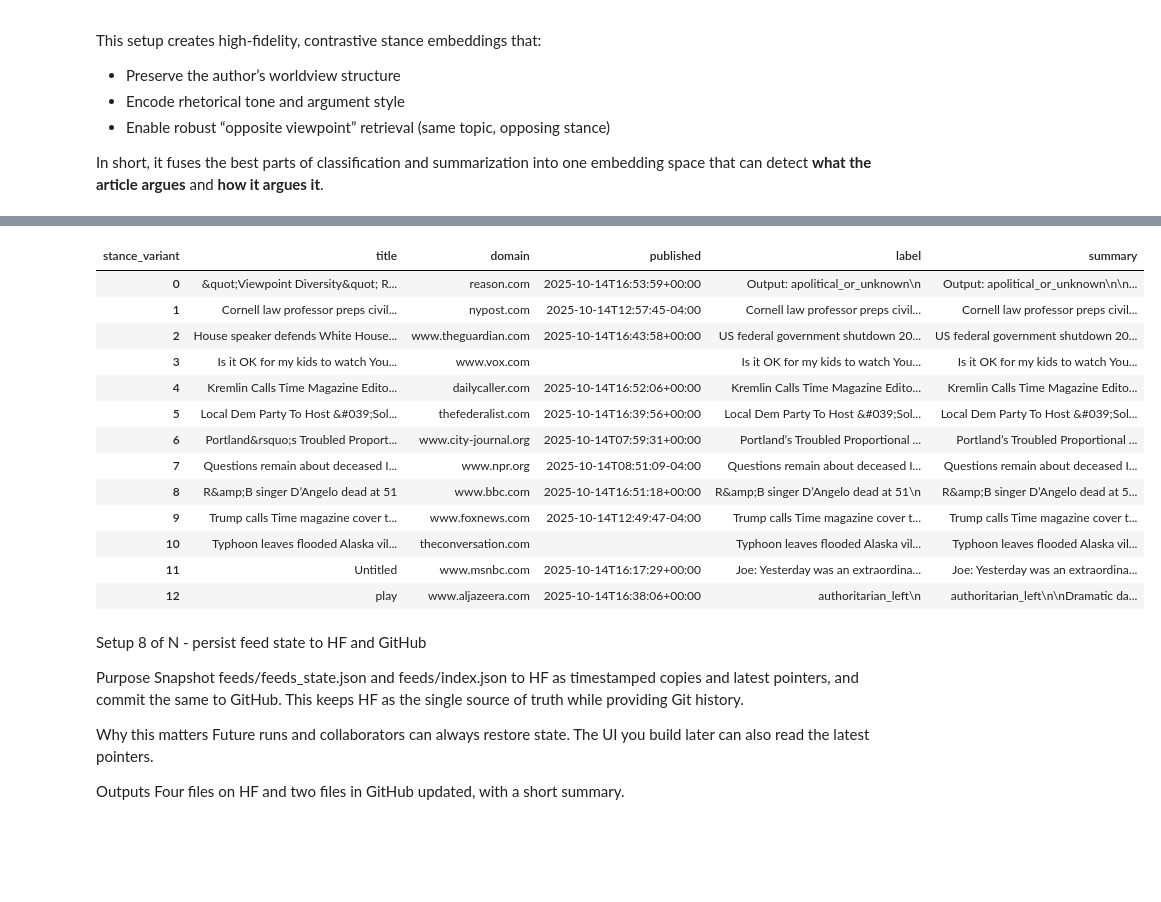
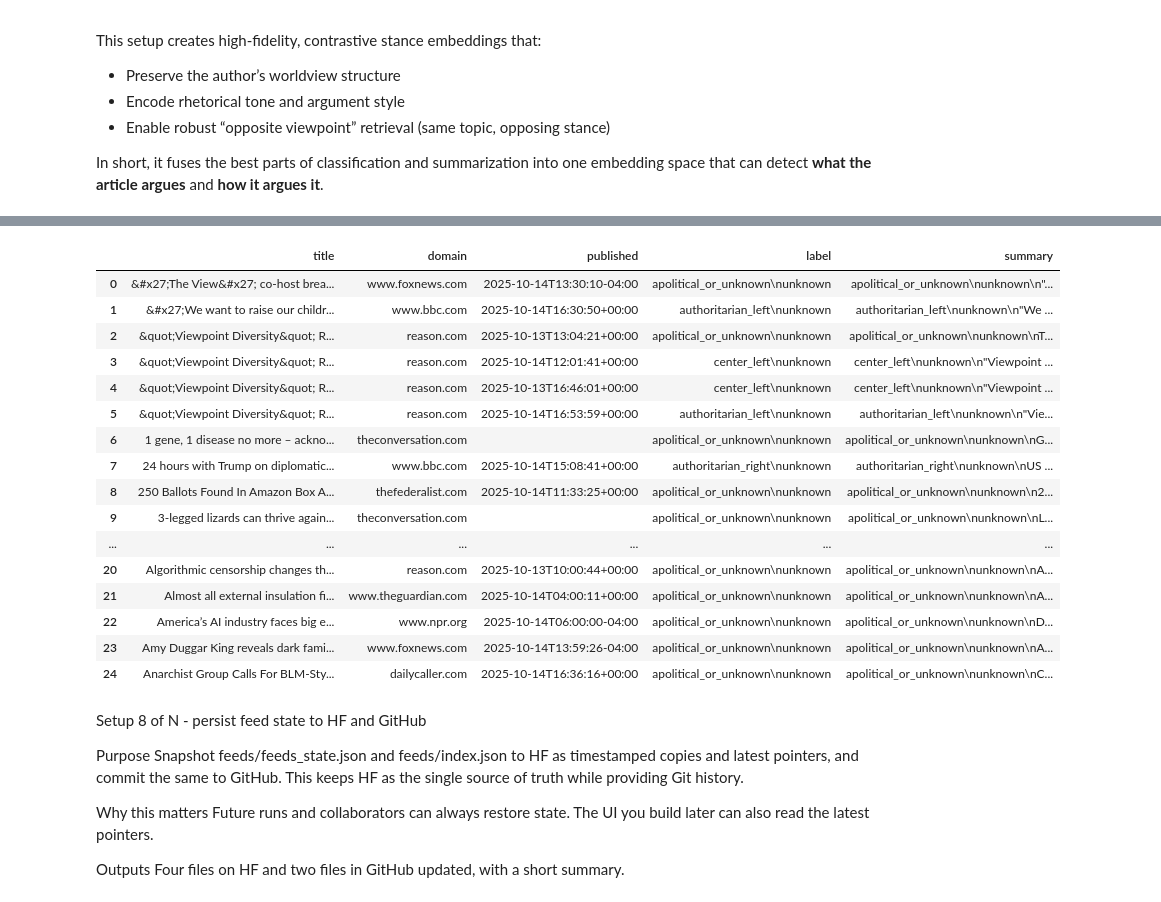
Before and after one commit to AHMerrill/anti-echo-chamber, a Jupyter notebook: scraper_artifacts.ipynb, the cells around one changed output, grey strips where cells are left out. Drawn from its saved outputs; the diff is of its cells as text; code cells hidden in the pictures; blank space fills up the shorter version.

```diff
--- a/scraper_artifacts.ipynb
+++ b/scraper_artifacts.ipynb
@@ -1537,6 +1556,6 @@ You seem to be using the pipelines sequentially on GPU. In order to maximize eff
 # %%
 # ==============================
-# Setup 10 Checker — Dual-Model Hybrid Stance Verification
+# Setup 10 Checker — Dual-Model Hybrid Output Inspector
 # ==============================
 import pandas as pd
 import chromadb
@@ -1546,17 +1565,16 @@ PROJECT_ROOT = Path("/content/anti_echo").resolve()
 client = chromadb.PersistentClient(path=str(PROJECT_ROOT / CONFIG["chroma"]["dir"]))
 stance_coll = client.get_collection(CONFIG["chroma_collections"]["stance"])
 
-count = stance_coll.count()
-print(f"Loaded Chroma collection '{CONFIG['chroma_collections']['stance']}' with {count} entries")
+total = stance_coll.count()
+print(f"Loaded Chroma collection '{CONFIG['chroma_collections']['stance']}' with {total} records")
 
-# --- Fetch metadata from Chroma ---
-dump = stance_coll.get(include=["metadatas"], limit=count)
+# --- Pull metadata only ---
+dump = stance_coll.get(include=["metadatas"], limit=total)
 
 rows = []
 for rid, meta in zip(dump["ids"], dump["metadatas"]):
     if not isinstance(meta, dict):
         continue
-
     rows.append({
         "row_id": rid,
         "stance_variant": meta.get("stance_variant", ""),
@@ -1570,40 +1588,40 @@ for rid, meta in zip(dump["ids"], dump["metadatas"]):
 
 df = pd.DataFrame(rows)
 if df.empty:
-    raise ValueError("No stance metadata found in Chroma collection — run Setup 10 first.")
+    raise ValueError("No stance records found in Chroma. Run Setup 10 first.")
 
-# --- Normalize timestamps and sort ---
-df["published_dt"] = pd.to_datetime(df["published"], errors="coerce")
+# --- Normalize timestamps & sort ---
+df["published_dt"] = pd.to_datetime(df["published"], errors="coerce", utc=True)
 df = df.sort_values(by=["published_dt", "domain", "title"], ascending=[False, True, True]).reset_index(drop=True)
 
-# --- Build a pivot table: one row per article, two columns (label + summary) ---
+# --- Pivot: one row per article, columns for each stance variant ---
 pivot = (
     df.pivot_table(
         index=["title", "domain", "published"],
         columns="stance_variant",
-        values="stance_summary_text",
+        values=["political_leaning", "implied_stance", "stance_summary_text"],
         aggfunc="first"
     )
     .reset_index()
     .fillna("")
 )
 
-# --- Add readable combined stance info (for debugging) ---
-def stance_label(row, variant):
-    subset = df[(df["title"] == row["title"]) & (df["stance_variant"] == variant)]
-    if subset.empty:
-        return ""
-    meta = subset.iloc[0]
-    if variant == "label":
-        return f"{meta['political_leaning']}\n{meta['implied_stance']}"
-    elif variant == "summary":
-        return f"{meta['political_leaning']}\n{meta['implied_stance']}\n{meta['stance_summary_text']}"
-    return ""
+# --- Flatten multi-index columns ---
+pivot.columns = ['_'.join(col).strip("_") for col in pivot.columns.values]
 
-pivot["label"] = pivot.apply(lambda r: stance_label(r, "label"), axis=1)
-pivot["summary"] = pivot.apply(lambda r: stance_label(r, "summary"), axis=1)
+# --- Build concise display table ---
+pivot["label"] = (
+    pivot["political_leaning_label"].astype(str) + "\n" +
+    pivot["implied_stance_label"].astype(str)
+)
+pivot["summary"] = (
+    pivot["political_leaning_summary"].astype(str) + "\n" +
+    pivot["implied_stance_summary"].astype(str) + "\n" +
+    pivot["stance_summary_text_summary"].astype(str)
+)
 
-# --- Display summary ---
-print(f"Articles: {len(pivot)} | Total stance records: {len(df)}")
-display(pivot[["title", "domain", "published", "label", "summary"]].head(20))
+# --- Final preview ---
+cols = ["title", "domain", "published", "label", "summary"]
+print(f"Articles: {len(pivot)} | Total stance entries: {len(df)}")
+display(pivot[cols].head(25))
 # %% [output]
@@ -1614,17 +1630,20 @@ Articles: 13 | Total stance records: 26
-| stance_variant | title | domain | published | label | summary |
-| 0 | &quot;Viewpoint Diversity&quot; R... | reason.com | 2025-10-14T16:53:59+00:00 | Output: apolitical_or_unknown\n | Output: apolitical_or_unknown\n\n... |
-| 1 | Cornell law professor preps civil... | nypost.com | 2025-10-14T12:57:45-04:00 | Cornell law professor preps civil... | Cornell law professor preps civil... |
-| 2 | House speaker defends White House... | www.theguardian.com | 2025-10-14T16:43:58+00:00 | US federal government shutdown 20... | US federal government shutdown 20... |
-| 3 | Is it OK for my kids to watch You... | www.vox.com |  | Is it OK for my kids to watch You... | Is it OK for my kids to watch You... |
-| 4 | Kremlin Calls Time Magazine Edito... | dailycaller.com | 2025-10-14T16:52:06+00:00 | Kremlin Calls Time Magazine Edito... | Kremlin Calls Time Magazine Edito... |
-| 5 | Local Dem Party To Host &#039;Sol... | thefederalist.com | 2025-10-14T16:39:56+00:00 | Local Dem Party To Host &#039;Sol... | Local Dem Party To Host &#039;Sol... |
-| 6 | Portland&rsquo;s Troubled Proport... | www.city-journal.org | 2025-10-14T07:59:31+00:00 | Portland’s Troubled Proportional ... | Portland’s Troubled Proportional ... |
-| 7 | Questions remain about deceased I... | www.npr.org | 2025-10-14T08:51:09-04:00 | Questions remain about deceased I... | Questions remain about deceased I... |
-| 8 | R&amp;B singer D’Angelo dead at 51 | www.bbc.com | 2025-10-14T16:51:18+00:00 | R&amp;B singer D’Angelo dead at 51\n | R&amp;B singer D’Angelo dead at 5... |
-| 9 | Trump calls Time magazine cover t... | www.foxnews.com | 2025-10-14T12:49:47-04:00 | Trump calls Time magazine cover t... | Trump calls Time magazine cover t... |
-| 10 | Typhoon leaves flooded Alaska vil... | theconversation.com |  | Typhoon leaves flooded Alaska vil... | Typhoon leaves flooded Alaska vil... |
-| 11 | Untitled | www.msnbc.com | 2025-10-14T16:17:29+00:00 | Joe: Yesterday was an extraordina... | Joe: Yesterday was an extraordina... |
-| 12 | play | www.aljazeera.com | 2025-10-14T16:38:06+00:00 | authoritarian_left\n | authoritarian_left\n\nDramatic da... |
+|  | title | domain | published | label | summary |
+| 0 | &#x27;The View&#x27; co-host brea... | www.foxnews.com | 2025-10-14T13:30:10-04:00 | apolitical_or_unknown\nunknown | apolitical_or_unknown\nunknown\n"... |
+| 1 | &#x27;We want to raise our childr... | www.bbc.com | 2025-10-14T16:30:50+00:00 | authoritarian_left\nunknown | authoritarian_left\nunknown\n"We ... |
+| 2 | &quot;Viewpoint Diversity&quot; R... | reason.com | 2025-10-13T13:04:21+00:00 | apolitical_or_unknown\nunknown | apolitical_or_unknown\nunknown\nT... |
+| 3 | &quot;Viewpoint Diversity&quot; R... | reason.com | 2025-10-14T12:01:41+00:00 | center_left\nunknown | center_left\nunknown\n"Viewpoint ... |
+| 4 | &quot;Viewpoint Diversity&quot; R... | reason.com | 2025-10-13T16:46:01+00:00 | center_left\nunknown | center_left\nunknown\n"Viewpoint ... |
+| 5 | &quot;Viewpoint Diversity&quot; R... | reason.com | 2025-10-14T16:53:59+00:00 | authoritarian_left\nunknown | authoritarian_left\nunknown\n"Vie... |
+| 6 | 1 gene, 1 disease no more – ackno... | theconversation.com |  | apolitical_or_unknown\nunknown | apolitical_or_unknown\nunknown\nG... |
+| 7 | 24 hours with Trump on diplomatic... | www.bbc.com | 2025-10-14T15:08:41+00:00 | authoritarian_right\nunknown | authoritarian_right\nunknown\nUS ... |
+| 8 | 250 Ballots Found In Amazon Box A... | thefederalist.com | 2025-10-14T11:33:25+00:00 | apolitical_or_unknown\nunknown | apolitical_or_unknown\nunknown\n2... |
+| 9 | 3-legged lizards can thrive again... | theconversation.com |  | apolitical_or_unknown\nunknown | apolitical_or_unknown\nunknown\nL... |
+| ... | ... | ... | ... | ... | ... |
+| 20 | Algorithmic censorship changes th... | reason.com | 2025-10-13T10:00:44+00:00 | apolitical_or_unknown\nunknown | apolitical_or_unknown\nunknown\nA... |
+| 21 | Almost all external insulation fi... | www.theguardian.com | 2025-10-14T04:00:11+00:00 | apolitical_or_unknown\nunknown | apolitical_or_unknown\nunknown\nA... |
+| 22 | America’s AI industry faces big e... | www.npr.org | 2025-10-14T06:00:00-04:00 | apolitical_or_unknown\nunknown | apolitical_or_unknown\nunknown\nD... |
+| 23 | Amy Duggar King reveals dark fami... | www.foxnews.com | 2025-10-14T13:59:26-04:00 | apolitical_or_unknown\nunknown | apolitical_or_unknown\nunknown\nA... |
+| 24 | Anarchist Group Calls For BLM-Sty... | dailycaller.com | 2025-10-14T16:36:16+00:00 | apolitical_or_unknown\nunknown | apolitical_or_unknown\nunknown\nC... |
 # %% [markdown]
 Setup 8 of N - persist feed state to HF and GitHub
 
```
Also changed, not shown: parts of 10 cells of this notebook.
